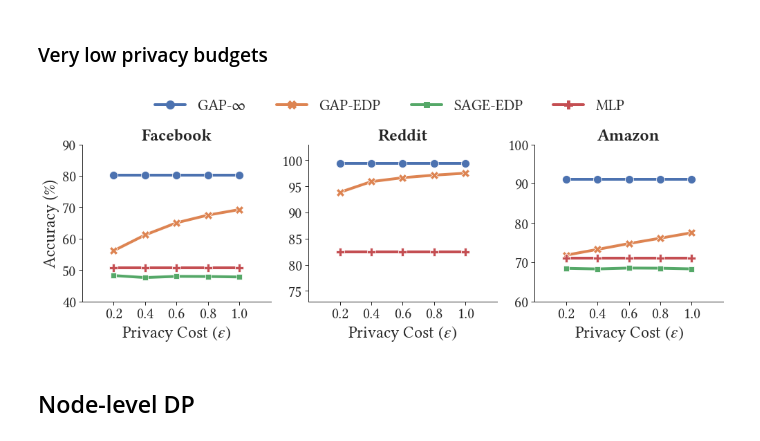
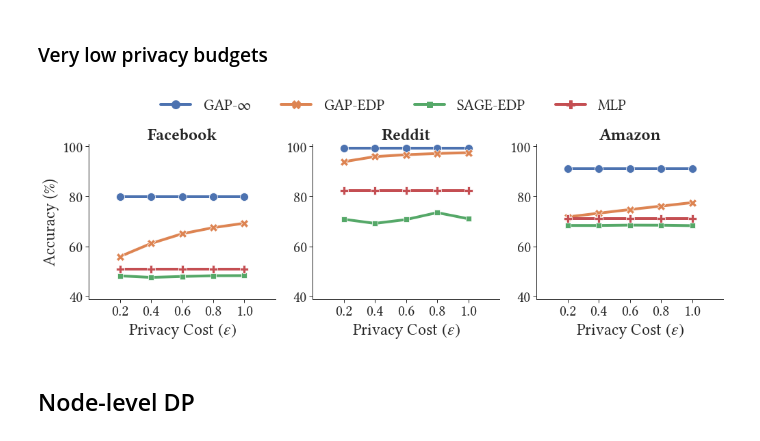
Before and after one commit to sisaman/GAP, a Jupyter notebook: results.ipynb, the cells around one changed output. Drawn from its saved outputs; the diff is of its cells as text; code cells hidden in the pictures.

```diff
--- a/results.ipynb
+++ b/results.ipynb
@@ -176,37 +180,37 @@ df.loc[df['method'] == 'MLP', 'epsilon'] = 0
 df.loc[df['method'] == 'GAP-$\infty$', 'epsilon'] = np.inf
 df = df[df['method'].isin(methods)]
 df = df[df['dataset'].isin(datasets)]
 df = df[df['epsilon'].isin(epsilons+[0,np.inf])]
 
 # select best models based on valication accuracy
 idx = df.groupby(['dataset', 'method', 'epsilon'])['val/acc_mean'].idxmax().values
 df = df.loc[idx]
 
 # expand epsilon for methods with eps=0 or eps=inf
 df['epsilon'] = df['epsilon'].apply(lambda eps: epsilons if eps in (np.inf, 0) else eps)
 df = df.explode(column='epsilon')
 df = df.reset_index(drop=True)
 
 # plot
 g = sns.relplot(kind='line', data=df, x='epsilon', y='test/acc_mean', hue='method', col='dataset', aspect=1.2,
                 markers=True, dashes=False, style='method',
                 hue_order=methods, col_order=datasets, style_order=methods,
                 facet_kws={'sharey': False, 'sharex': False})
 
 sns.move_legend(g, loc='upper center', title=None, ncol=6, bbox_to_anchor=(.45, 1.1))
 g.set(ylabel=None, xlabel='Privacy Cost $(\epsilon)$', xlim=(0,1.2), xticks=epsilons)
 
 for dataset, ax in zip(datasets, g.axes[0]):
     ax.set_title(label=dataset.capitalize(), fontdict={'fontweight': 'bold'}, )
 
-g.axes[0][0].set(ylim=(40,90),ylabel='Accuracy (%)')
-g.axes[0][1].set(ylim=(73,103),yticks=range(75,105,5))
-g.axes[0][2].set_ylim(60,100)
+g.axes[0][0].set(ylim=(39,101),ylabel='Accuracy (%)')
+g.axes[0][1].set(ylim=(39,101))
+g.axes[0][2].set_ylim(39,101)
 g.fig.subplots_adjust(hspace=0.4, wspace=0.2)
 g.fig.set_figwidth(16)
 g.savefig('figs/edge-low.pdf')
 # %% [output]
-[figure, old version]
+[figure, new version]
 # %% [markdown]
 ## Node-level DP
 # %% [markdown]
```
Also changed, not shown: parts of 13 cells of this notebook.
